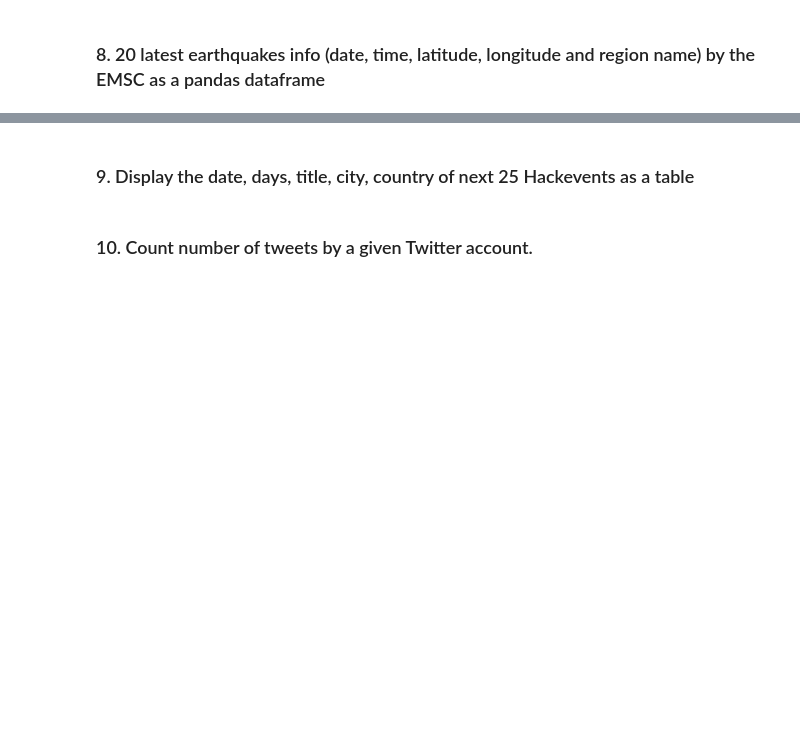
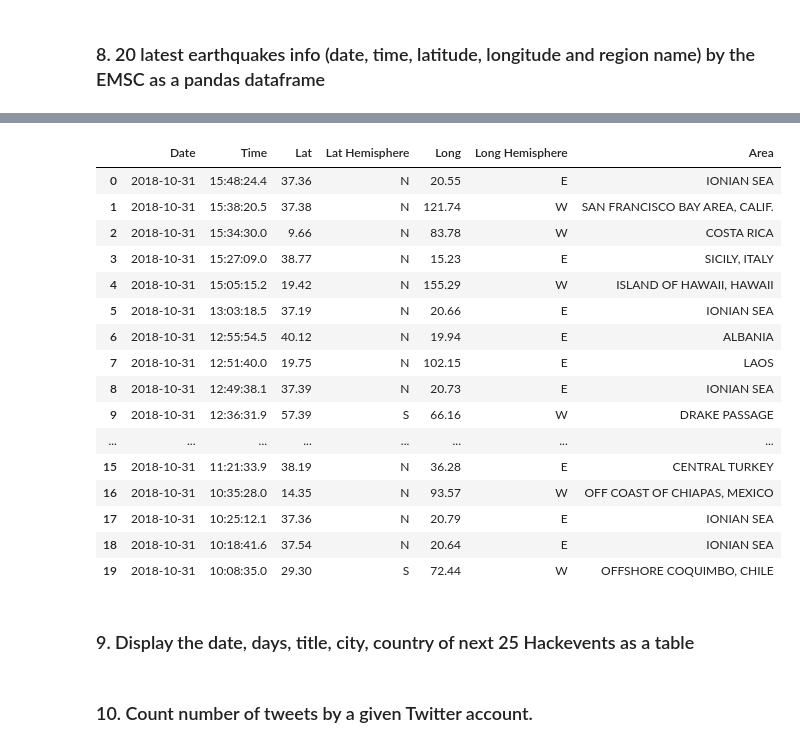
Before and after one commit to ironhack-datalabs/mad-oct-2018, a Jupyter notebook: module-1/lab-web-scraping/your-code/main.ipynb, the cells around one changed output, grey strips where cells are left out. Drawn from its saved outputs; the diff is of its cells as text; code cells hidden in the pictures; blank space fills up the shorter version.

```diff
--- a/module-1/lab-web-scraping/your-code/main.ipynb
+++ b/module-1/lab-web-scraping/your-code/main.ipynb
@@ -104,0 +211,9 @@ url = 'https://www.fbi.gov/wanted/topten'
+# %%
+names=[]
+for item in soup.find_all('div',{'class':'focuspoint'}):
+    string=''
+    for it in str(item.contents):
+        if it.isupper() or it==' ':
+            string+=it
+    names.append(string.strip())
+display(names)
@@ -111,0 +236,9 @@ url = 'https://www.emsc-csem.org/Earthquake/'
+# %%
+request=requests.get(url).content
+soup = BeautifulSoup(request, "lxml")
+# %%
+datestimes=[]
+for item in soup.find_all('td',{'class':'tabev6'}):
+    for a in item.find_all('a'):
+        datestimes.append(a.string.split())
+pd.DataFrame(datestimes)
@@ -112,3 +263,37 @@ url = 'https://www.emsc-csem.org/Earthquake/'
+# %%
+coords=[]
+indic=[]
+area=[]
+for item in soup.find_all('td',{'class':'tabev1'}):
+    coords.append(item.string.strip())
+for item in soup.find_all('td',{'class':'tabev2'}):
+    if item.string.isupper():
+        indic.append(item.string.strip())
+for item in soup.find_all('td',{'class':'tb_region'}):
+    area.append(item.string.strip())
+# %%
+data=pd.DataFrame(np.c_[datestimes,coords[0::2],indic[0::2],coords[1::2],indic[1::2],area])
+data.columns=['Date','Time','Lat','Lat Hemisphere','Long','Long Hemisphere','Area']
+data=data.sort_values(['Time','Date'],ascending=False)
+display(data.head(20))
+# %% [output]
+|  | Date | Time | Lat | Lat Hemisphere | Long | Long Hemisphere | Area |
+| 0 | 2018-10-31 | 15:48:24.4 | 37.36 | N | 20.55 | E | IONIAN SEA |
+| 1 | 2018-10-31 | 15:38:20.5 | 37.38 | N | 121.74 | W | SAN FRANCISCO BAY AREA, CALIF. |
+| 2 | 2018-10-31 | 15:34:30.0 | 9.66 | N | 83.78 | W | COSTA RICA |
+| 3 | 2018-10-31 | 15:27:09.0 | 38.77 | N | 15.23 | E | SICILY, ITALY |
+| 4 | 2018-10-31 | 15:05:15.2 | 19.42 | N | 155.29 | W | ISLAND OF HAWAII, HAWAII |
+| 5 | 2018-10-31 | 13:03:18.5 | 37.19 | N | 20.66 | E | IONIAN SEA |
+| 6 | 2018-10-31 | 12:55:54.5 | 40.12 | N | 19.94 | E | ALBANIA |
+| 7 | 2018-10-31 | 12:51:40.0 | 19.75 | N | 102.15 | E | LAOS |
+| 8 | 2018-10-31 | 12:49:38.1 | 37.39 | N | 20.73 | E | IONIAN SEA |
+| 9 | 2018-10-31 | 12:36:31.9 | 57.39 | S | 66.16 | W | DRAKE PASSAGE |
+| ... | ... | ... | ... | ... | ... | ... | ... |
+| 15 | 2018-10-31 | 11:21:33.9 | 38.19 | N | 36.28 | E | CENTRAL TURKEY |
+| 16 | 2018-10-31 | 10:35:28.0 | 14.35 | N | 93.57 | W | OFF COAST OF CHIAPAS, MEXICO |
+| 17 | 2018-10-31 | 10:25:12.1 | 37.36 | N | 20.79 | E | IONIAN SEA |
+| 18 | 2018-10-31 | 10:18:41.6 | 37.54 | N | 20.64 | E | IONIAN SEA |
+| 19 | 2018-10-31 | 10:08:35.0 | 29.30 | S | 72.44 | W | OFFSHORE COQUIMBO, CHILE |
 # %% [markdown]
 ### 9. Display the date, days, title, city, country of next 25 Hackevents as a table
 # %%
```
Also changed, not shown: parts of 19 cells of this notebook.
